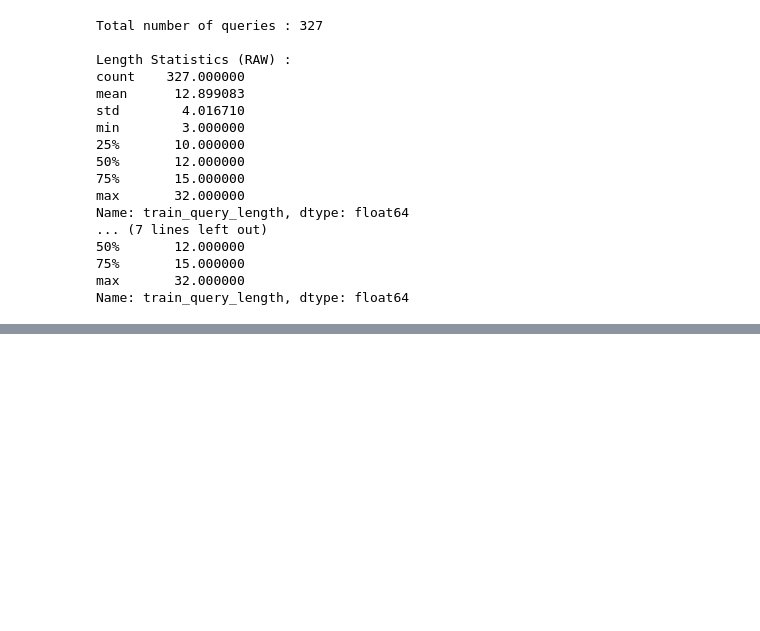
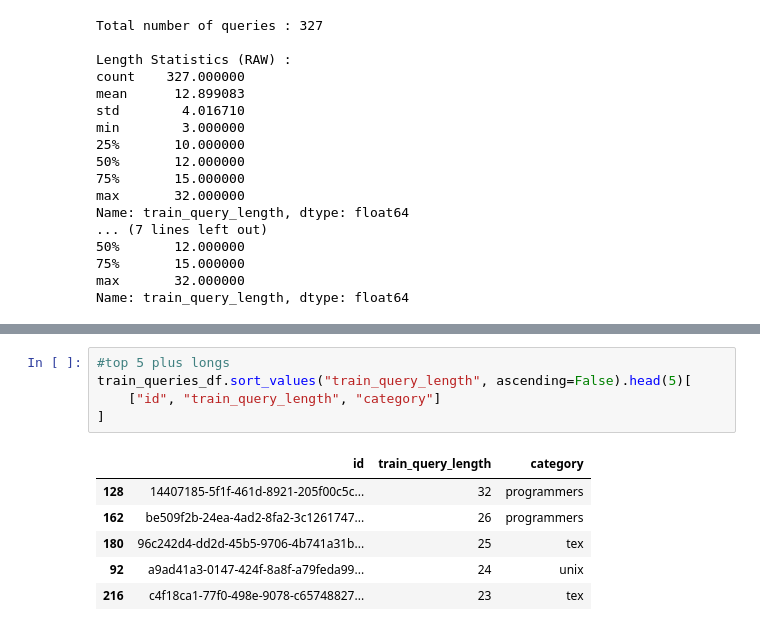
Before and after one commit to AbdelkarimElm/information-retrieval-engine, a Jupyter notebook: information_retrieval_engine.ipynb, the cells around one changed output, grey strips where cells are left out. Cells and saved outputs as stored; diff of their text form; blank space fills up the shorter version.

```diff
--- a/information_retrieval_engine.ipynb
+++ b/information_retrieval_engine.ipynb
@@ -792,0 +802,12 @@ Name: train_query_length, dtype: float64
+# %%
+#top 5 plus longs
+train_queries_df.sort_values("train_query_length", ascending=False).head(5)[
+    ["id", "train_query_length", "category"]
+]
+# %% [output]
+|  | id | train_query_length | category |
+| 128 | 14407185-5f1f-461d-8921-205f00c5c... | 32 | programmers |
+| 162 | be509f2b-24ea-4ad2-8fa2-3c1261747... | 26 | programmers |
+| 180 | 96c242d4-dd2d-45b5-9706-4b741a31b... | 25 | tex |
+| 92 | a9ad41a3-0147-424f-8a8f-a79feda99... | 24 | unix |
+| 216 | c4f18ca1-77f0-498e-9078-c65748827... | 23 | tex |
```
Also changed, not shown: parts of 3 cells of this notebook.
